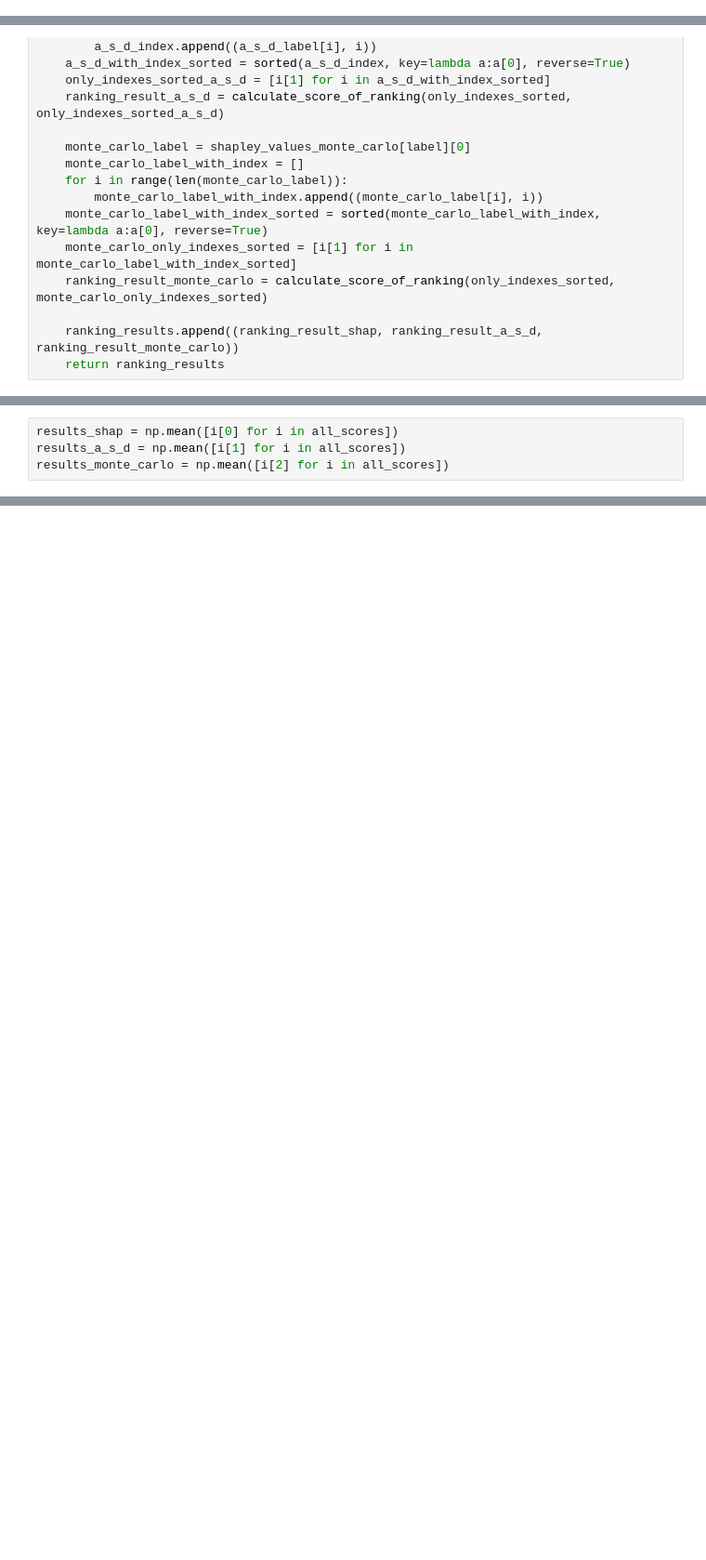
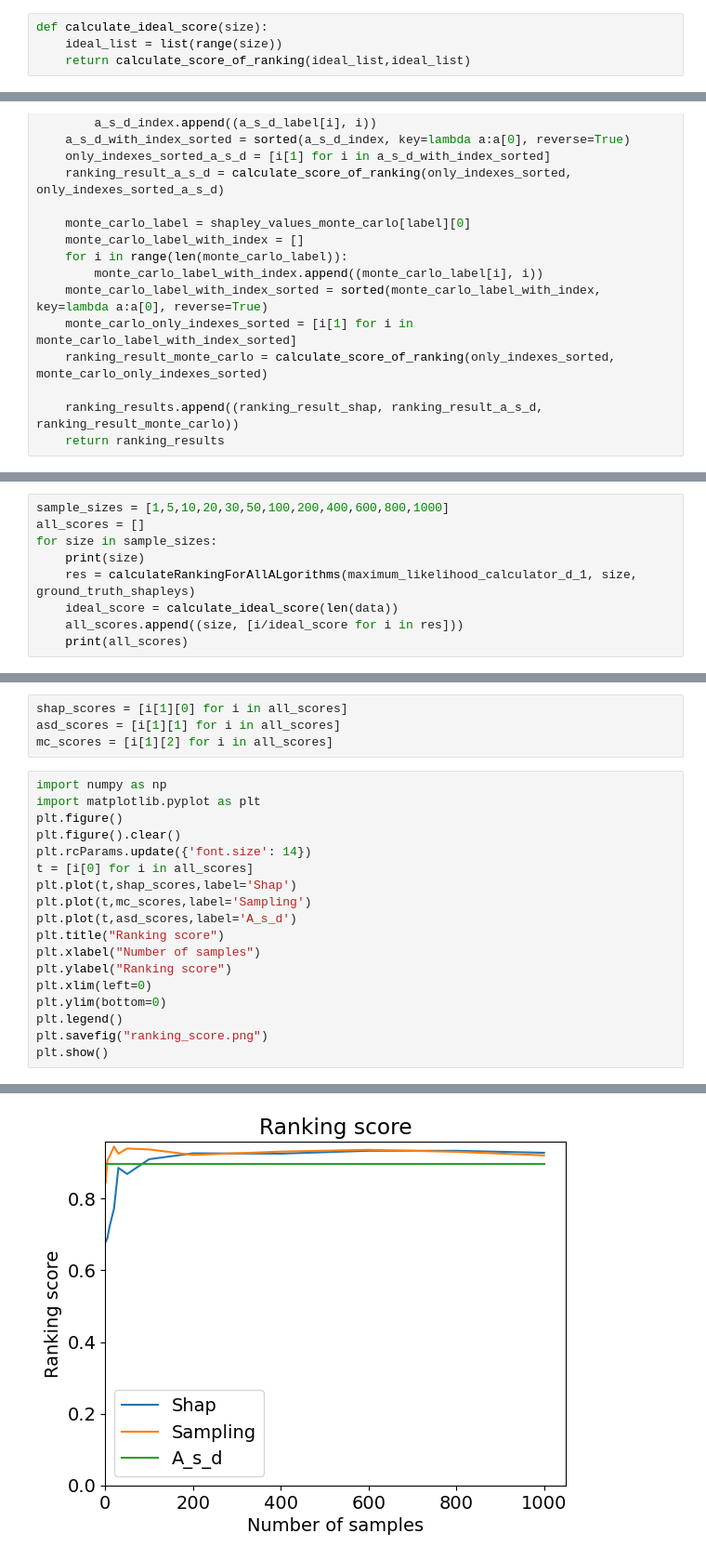
Before and after one commit to Amitbergman/ExplaibableAncientDNAAnalysisTool, a Jupyter notebook: CompareRankingSystemsNDCG.ipynb, the cells around one changed output, grey strips where cells are left out. Shown at 93% size. Cells and saved outputs as stored; diff of their text form; blank space fills up the shorter version.

```diff
--- a/CompareRankingSystemsNDCG.ipynb
+++ b/CompareRankingSystemsNDCG.ipynb
@@ -17,6 +17,10 @@ def calculate_score_of_ranking(desired_ranking, actual_ranking):
         score = dcg_of_item(i+1, desired_rank_of_item, len(desired_ranking))
         score_sum += score
     return score_sum
+# %%
+def calculate_ideal_score(size):
+    ideal_list = list(range(size))
+    return calculate_score_of_ranking(ideal_list,ideal_list)
 # %%
 def warn(*args, **kwargs):
     pass
@@ -220,0 +197,9 @@ Start working on read number 6 in processId 2701
+# %%
+sample_sizes = [1,5,10,20,30,50,100,200,400,600,800,1000]
+all_scores = []
+for size in sample_sizes:
+    print(size)
+    res = calculateRankingForAllALgorithms(maximum_likelihood_calculator_d_1, size, ground_truth_shapleys)
+    ideal_score = calculate_ideal_score(len(data))
+    all_scores.append((size, [i/ideal_score for i in res]))
+    print(all_scores)
@@ -227,4 +282,23 @@ all_scores
+# %%
+shap_scores = [i[1][0] for i in all_scores]
+asd_scores = [i[1][1] for i in all_scores]
+mc_scores = [i[1][2] for i in all_scores]
 # %%
-results_shap = np.mean([i[0] for i in all_scores])
-results_a_s_d = np.mean([i[1] for i in all_scores])
-results_monte_carlo = np.mean([i[2] for i in all_scores])
+import numpy as np
+import matplotlib.pyplot as plt
+plt.figure()
+plt.figure().clear()
+plt.rcParams.update({'font.size': 14})
+t = [i[0] for i in all_scores]
+plt.plot(t,shap_scores,label='Shap')
+plt.plot(t,mc_scores,label='Sampling')
+plt.plot(t,asd_scores,label='A_s_d')
+plt.title("Ranking score")
+plt.xlabel("Number of samples")
+plt.ylabel("Ranking score")
+plt.xlim(left=0)
+plt.ylim(bottom=0)
+plt.legend()
+plt.savefig("ranking_score.png")
+plt.show()
+# %% [output]
@@ -230,0 +306 @@ results_monte_carlo = np.mean([i[2] for i in all_scores])
+[figure, added]
```
Also changed, not shown: parts of 15 cells of this notebook, 9 other files.
